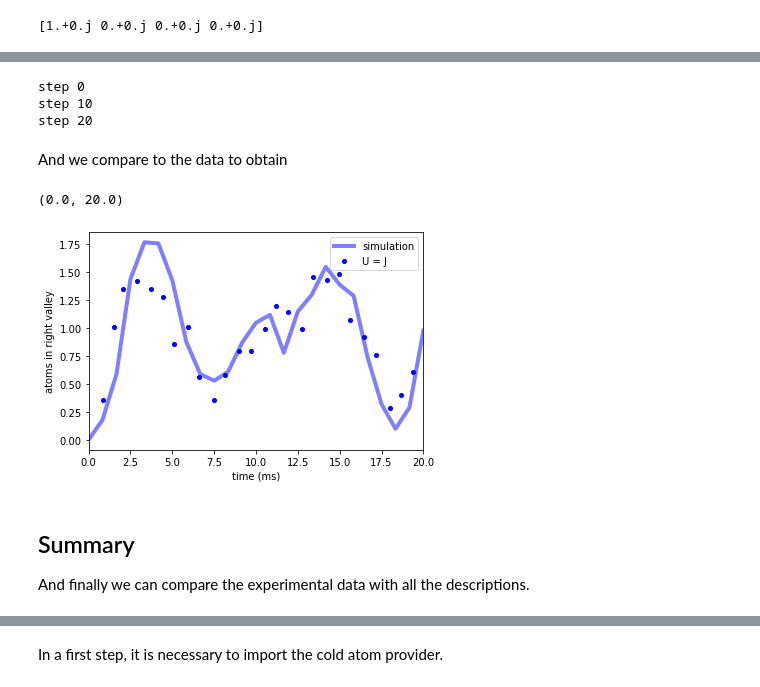
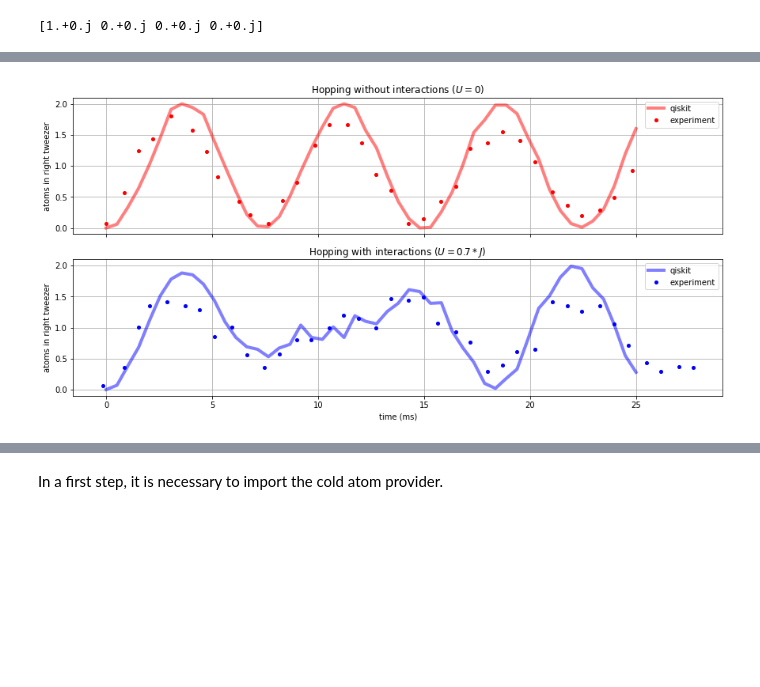
Before and after one commit to qiskit-community/qiskit-cold-atom, a Jupyter notebook: docs/tutorials/08_fermions_in_double_well.ipynb, the cells around one changed output, grey strips where cells are left out. Cells and saved outputs as stored; diff of their text form; code cells hidden in the pictures; blank space fills up the shorter version.

Commit message:
Add further information for fermion tutorial

```diff
--- a/docs/tutorials/08_fermions_in_double_well.ipynb
+++ b/docs/tutorials/08_fermions_in_double_well.ipynb
@@ -365 +219,20 @@ step 20
+# %%
+Ntimes = 50
+times = np.linspace(0, 25, Ntimes) * 1e-3
+means_int = np.zeros(Ntimes)
+for i in range(Ntimes):
+    time = times[i]
+    qc = backend.initialize_circuit([[1, 0, 0, 0], [1, 0, 0, 0]])
+    all_modes = range(8)
+
+    qc.append(
+        FermiHubbard(
+            num_modes=8, j=[J * time, 0, 0], u=U * time, mu=[0 * time, 0, 0, 0]
+        ),
+        qargs=all_modes,
+    )
+    qc.measure_all()
+    job = backend.run(qc, shots=100)
+    counts = job.result().get_counts()
+    _, means_int[i] = get_left_right_occupation(counts)
 # %% [markdown]
@@ -379,44 +240,23 @@ In a next step the atoms are interacting. The circuit description of the experim
-# %%
-Ntimes = 25
-times = np.linspace(0, 20, Ntimes) * 1e-3
-means_int = np.zeros(Ntimes)
-for i in range(Ntimes):
-    time = times[i]
-    qc = backend.initialize_circuit([[1, 0, 0, 0], [1, 0, 0, 0]])
-    all_modes = range(8)
-
-    qc.append(
-        FermiHubbard(
-            num_modes=8, j=[J * time, 0, 0], u=U * time, mu=[0 * time, 0, 0, 0]
-        ),
-        qargs=all_modes,
-    )
-    qc.measure_all()
-    job = backend.run(qc, shots=100)
-    counts = job.result().get_counts()
-    _, means_int[i] = get_left_right_occupation(counts)
-    if i % 10 == 0:
-        print("step", i)
-    # Calculate the resulting states after each rotation
-# %% [output]
-step 0
-step 10
-step 20
-# %% [markdown]
-And we compare to the data to obtain
 # %%
-f, ax2 = plt.subplots(1, 1, sharex=True, sharey=True)
+f, (ax1, ax2) = plt.subplots(2, 1, sharex=True, sharey=True,figsize=(12,6),constrained_layout=True)
 
-ax2.plot(times * 1e3, means_int, "b-", label="simulation", linewidth=4, alpha=0.5)
-ax2.plot(with_int_time, with_int_nR, "bo", label="U = J", markersize=4)
-ax2.set_ylabel(r"atoms in right valley")
+
+ax1.plot(times * 1e3, means, "r-", label="qiskit", linewidth=4, alpha=0.5)
+#ax1.plot(t_analytical * 1e3, nR_wo, "r-.", label="analytical", linewidth=4, alpha=0.5)
+ax1.plot(no_int_time, no_int_nR, "ro", label="experiment", markersize=4)
+
+ax2.plot(times * 1e3, means_int, "b-", label="qiskit", linewidth=4, alpha=0.5)
+#ax2.plot(t_analytical * 1e3, nR_w, "b-.", label="analytical", linewidth=4, alpha=0.5)
+ax2.plot(with_int_time, with_int_nR, "bo", label="experiment", markersize=4)
+ax1.set_ylabel(r"atoms in right tweezer")
+ax2.set_ylabel(r"atoms in right tweezer")
 ax2.set_xlabel(r"time (ms)")
-ax2.legend()
-ax2.set_xlim(0, 20)
+ax1.legend(loc="upper right")
+ax2.legend(loc="upper right")
+#ax1.set_xlim(-1, 20)
+ax1.set_title(r"Hopping without interactions ($U=0$)")
+ax2.set_title(r"Hopping with interactions ($U=0.7*J$)")
+ax1.grid();
+ax2.grid();
 # %% [output]
-(0.0, 20.0)
-[figure, old version]
+[figure, new version]
-# %% [markdown]
-## Summary
-
-And finally we can compare the experimental data with all the descriptions.
```
Also changed, not shown: parts of 43 cells of this notebook.
